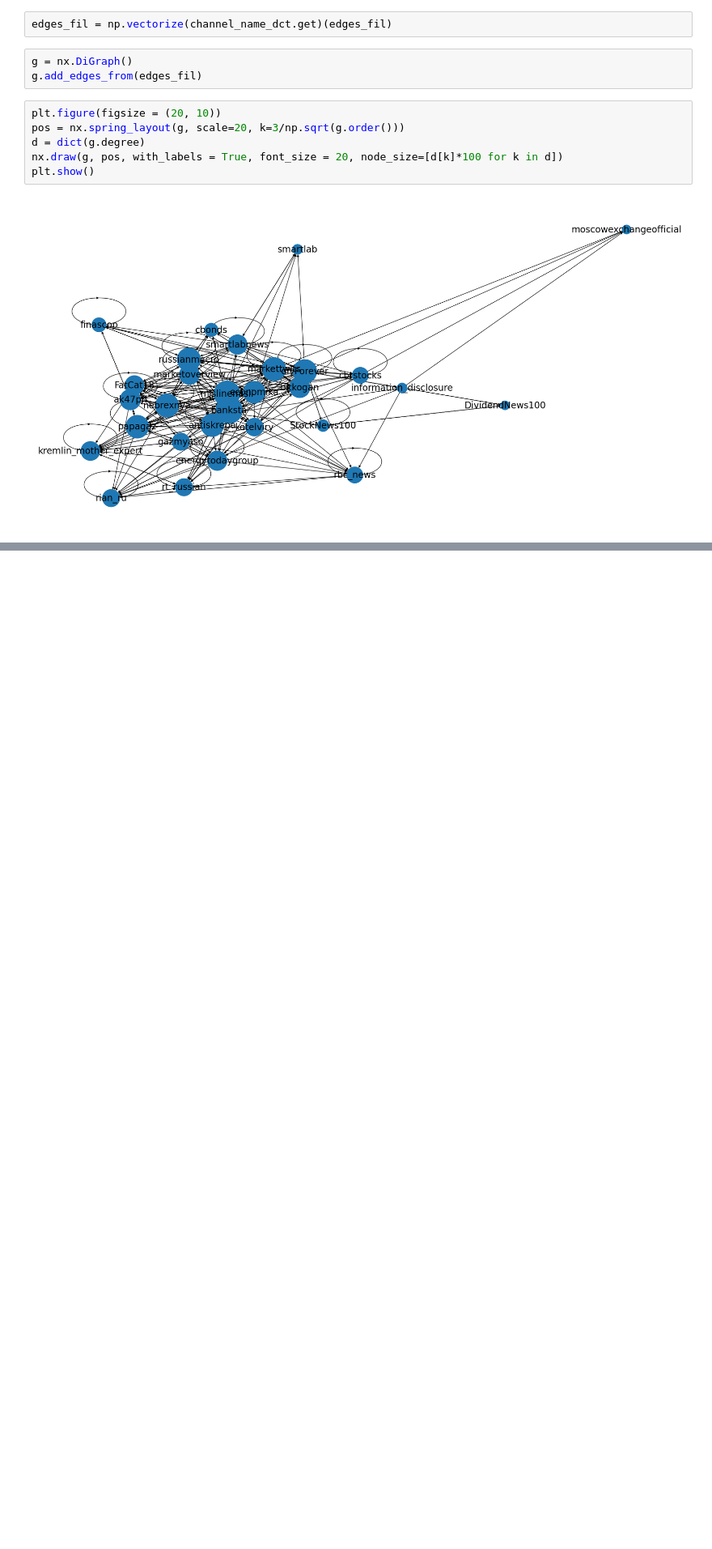
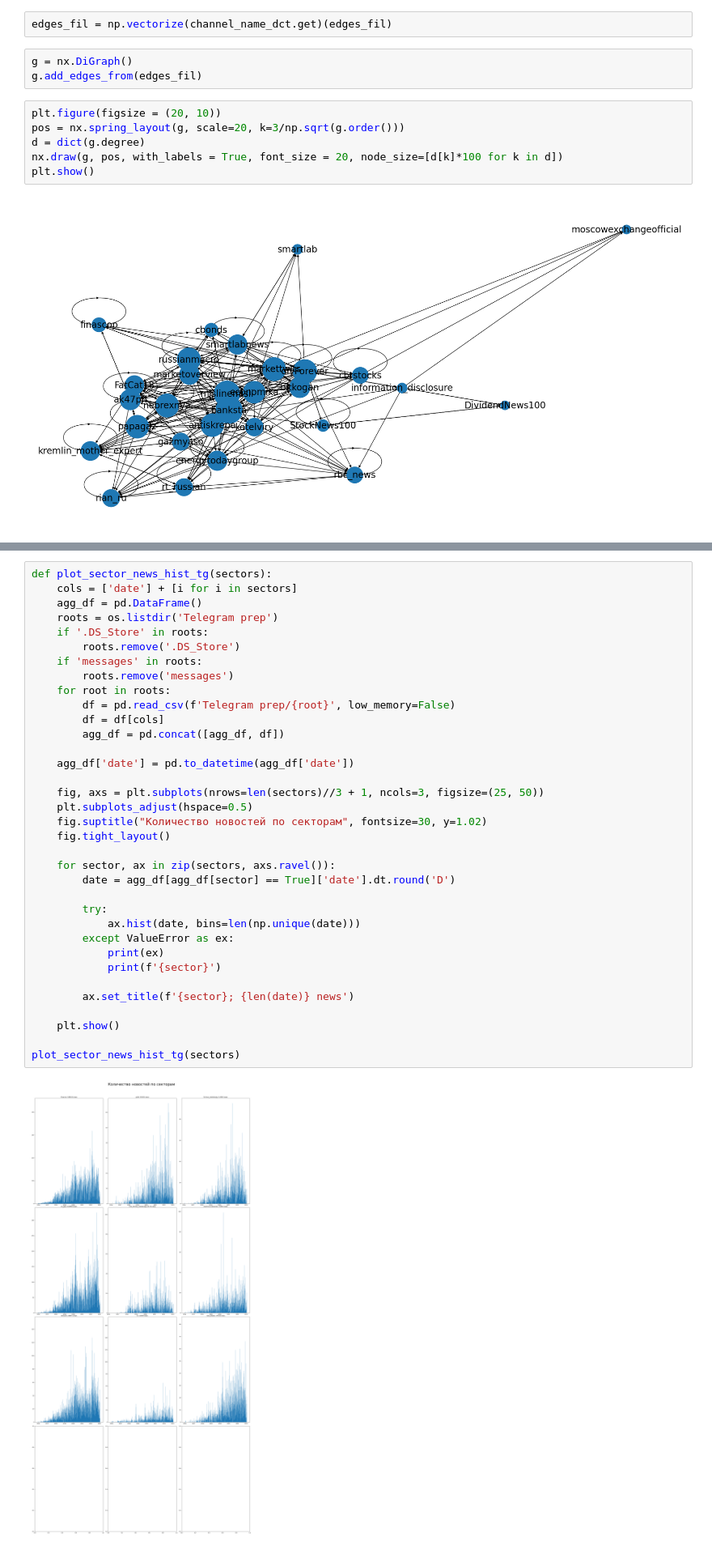
Before and after one commit to BorisenkoGeorgy/Disser_news_stocks, a Jupyter notebook: notebooks/EDA.ipynb, the cells around one changed output, grey strips where cells are left out. Shown at 81% size. Saved outputs shown, nothing was run; the diff lists cells and outputs as text; blank space fills up the shorter version.

```diff
--- a/notebooks/EDA.ipynb
+++ b/notebooks/EDA.ipynb
@@ -191,0 +306,37 @@ plt.show()
+# %%
+def plot_sector_news_hist_tg(sectors):
+    cols = ['date'] + [i for i in sectors]
+    agg_df = pd.DataFrame()
+    roots = os.listdir('Telegram prep')
+    if '.DS_Store' in roots:
+        roots.remove('.DS_Store')
+    if 'messages' in roots:
+        roots.remove('messages')
+    for root in roots:
+        df = pd.read_csv(f'Telegram prep/{root}', low_memory=False)
+        df = df[cols]
+        agg_df = pd.concat([agg_df, df])
+
+    agg_df['date'] = pd.to_datetime(agg_df['date'])
+
+    fig, axs = plt.subplots(nrows=len(sectors)//3 + 1, ncols=3, figsize=(25, 50))
+    plt.subplots_adjust(hspace=0.5)
+    fig.suptitle("Количество новостей по секторам", fontsize=30, y=1.02)
+    fig.tight_layout()
+
+    for sector, ax in zip(sectors, axs.ravel()):
+        date = agg_df[agg_df[sector] == True]['date'].dt.round('D')
+
+        try:
+            ax.hist(date, bins=len(np.unique(date)))
+        except ValueError as ex:
+            print(ex)
+            print(f'{sector}')
+
+        ax.set_title(f'{sector}; {len(date)} news')
+
+    plt.show()
+
+plot_sector_news_hist_tg(sectors)
+# %% [output]
+[figure, added]
```
Also changed, not shown: parts of 8 cells of this notebook.
